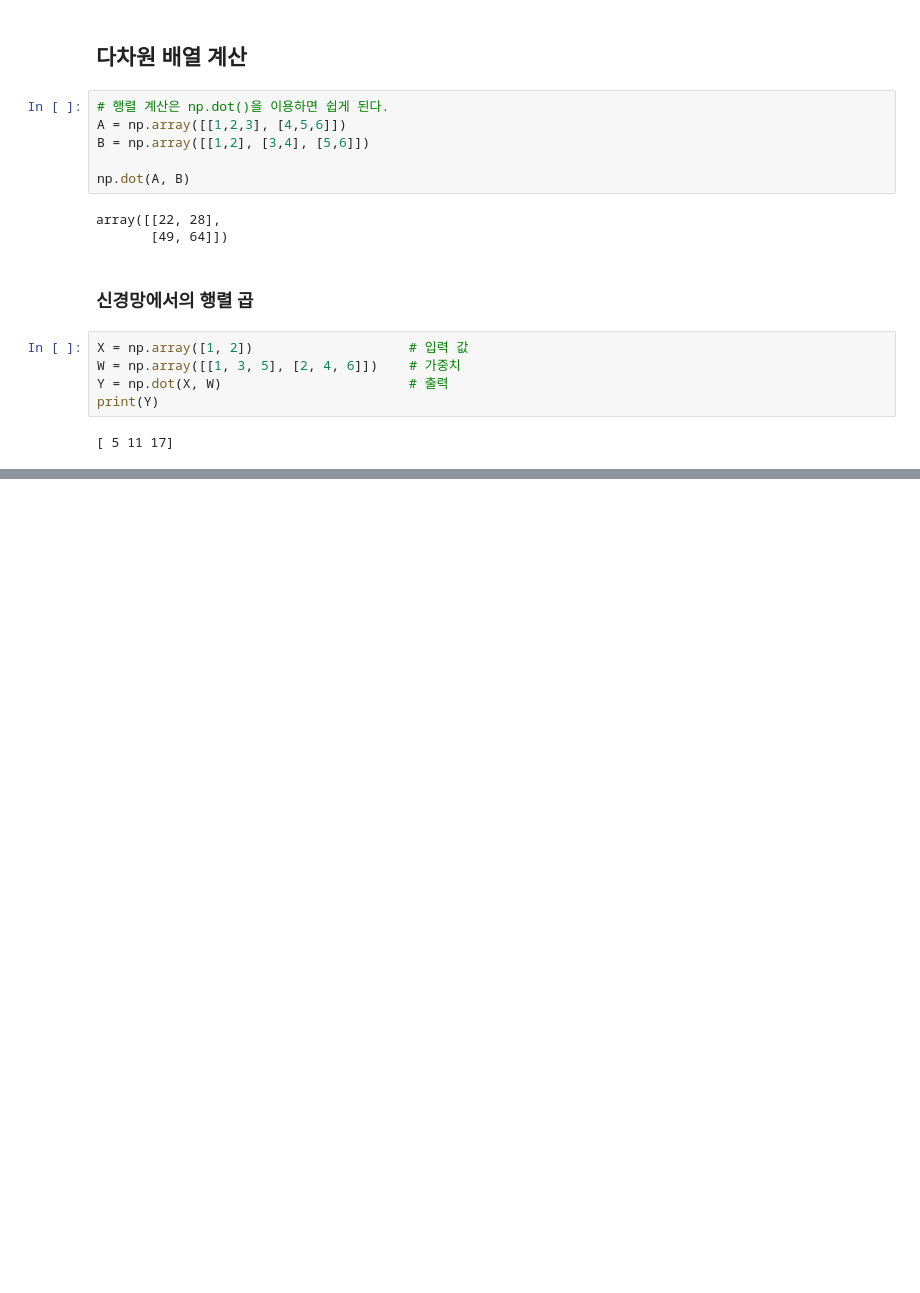
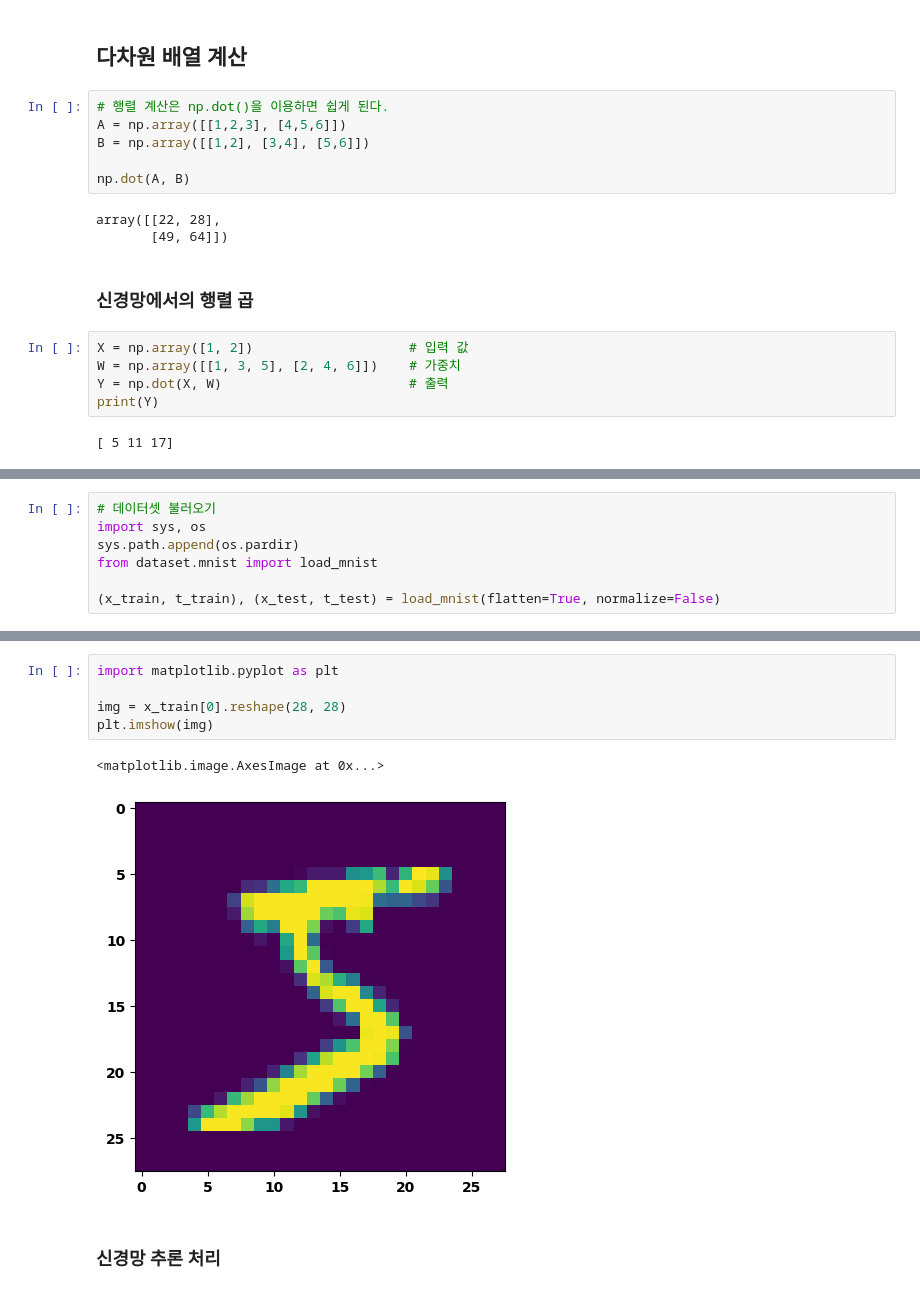
Before and after one commit to PNU-AID/Team5, a Jupyter notebook: 박성민/Deep_Learning_from_Scratch/ch03/ch03.ipynb, the cells around one changed output, grey strips where cells are left out. Cells and saved outputs as stored; diff of their text form; blank space fills up the shorter version.

```diff
--- a/박성민/Deep_Learning_from_Scratch/ch03/ch03.ipynb
+++ b/박성민/Deep_Learning_from_Scratch/ch03/ch03.ipynb
@@ -79,0 +205,7 @@ print(Y)
+# %%
+# 데이터셋 불러오기
+import sys, os
+sys.path.append(os.pardir)
+from dataset.mnist import load_mnist
+
+(x_train, t_train), (x_test, t_test) = load_mnist(flatten=True, normalize=False)
@@ -79,0 +222,10 @@ print(Y)
+# %%
+import matplotlib.pyplot as plt
+
+img = x_train[0].reshape(28, 28)
+plt.imshow(img)
+# %% [output]
+<matplotlib.image.AxesImage at 0x...>
+[figure, added]
+# %% [markdown]
+### 신경망 추론 처리
```
Also changed, not shown: parts of 23 cells of this notebook, 19 other files.
